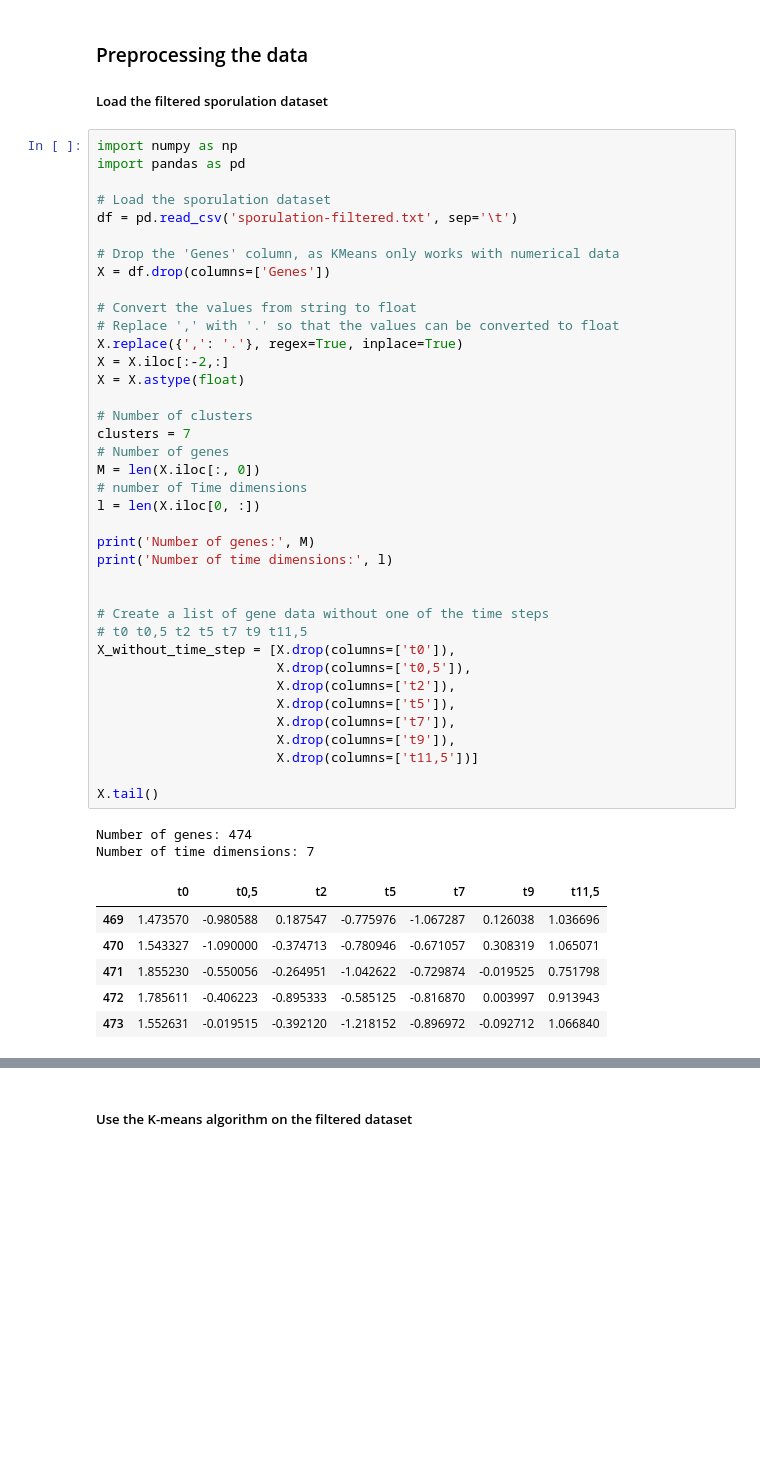
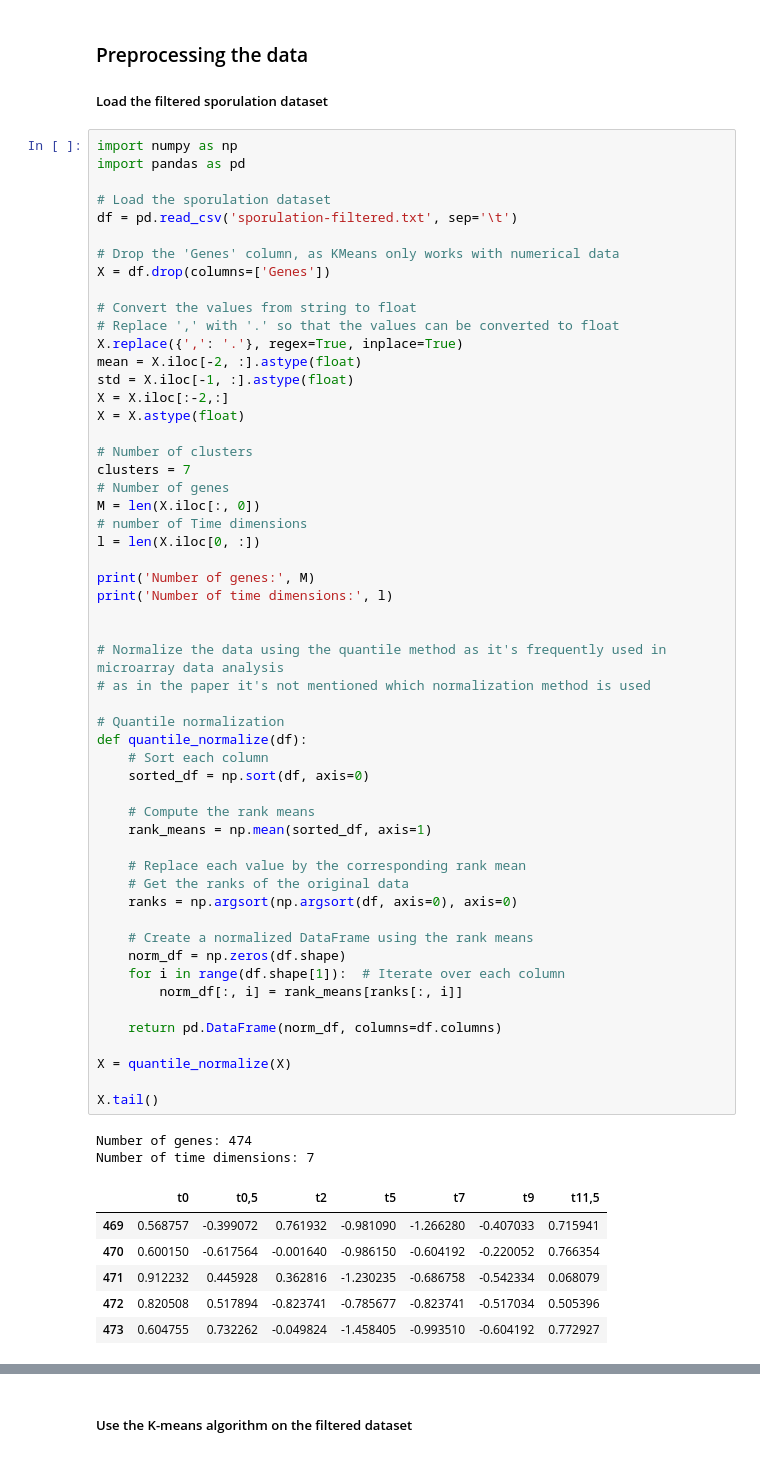
Before and after one commit to LuhiHofi/Aprendizaje-Computacional, a Jupyter notebook: k-means_sporulation.ipynb, the cells around one changed output, grey strips where cells are left out. Saved outputs shown, nothing was run; the diff lists cells and outputs as text; blank space fills up the shorter version.

```diff
--- a/k-means_sporulation.ipynb
+++ b/k-means_sporulation.ipynb
@@ -20,44 +20,60 @@ import pandas as pd
 
 # Load the sporulation dataset
 df = pd.read_csv('sporulation-filtered.txt', sep='\t')
 
 # Drop the 'Genes' column, as KMeans only works with numerical data
 X = df.drop(columns=['Genes'])
 
 # Convert the values from string to float
 # Replace ',' with '.' so that the values can be converted to float
 X.replace({',': '.'}, regex=True, inplace=True)
+mean = X.iloc[-2, :].astype(float)
+std = X.iloc[-1, :].astype(float)
 X = X.iloc[:-2,:]
 X = X.astype(float)
 
 # Number of clusters
 clusters = 7
 # Number of genes
 M = len(X.iloc[:, 0])
 # number of Time dimensions
 l = len(X.iloc[0, :])
 
 print('Number of genes:', M)
 print('Number of time dimensions:', l)
 
 
-# Create a list of gene data without one of the time steps
-# t0 t0,5 t2 t5 t7 t9 t11,5
-X_without_time_step = [X.drop(columns=['t0']),
-                       X.drop(columns=['t0,5']),
-                       X.drop(columns=['t2']),
-                       X.drop(columns=['t5']),
-                       X.drop(columns=['t7']),
-                       X.drop(columns=['t9']),
-                       X.drop(columns=['t11,5'])]
+# Normalize the data using the quantile method as it's frequently used in microarray data analysis
+# as in the paper it's not mentioned which normalization method is used
+
+# Quantile normalization
+def quantile_normalize(df):
+    # Sort each column
+    sorted_df = np.sort(df, axis=0)
+
+    # Compute the rank means
+    rank_means = np.mean(sorted_df, axis=1)
+
+    # Replace each value by the corresponding rank mean
+    # Get the ranks of the original data
+    ranks = np.argsort(np.argsort(df, axis=0), axis=0)
+
+    # Create a normalized DataFrame using the rank means
+    norm_df = np.zeros(df.shape)
+    for i in range(df.shape[1]):  # Iterate over each column
+        norm_df[:, i] = rank_means[ranks[:, i]]
+
+    return pd.DataFrame(norm_df, columns=df.columns)
+
+X = quantile_normalize(X)
 
 X.tail()
 # %% [output]
 Number of genes: 474
 Number of time dimensions: 7
 |  | t0 | t0,5 | t2 | t5 | t7 | t9 | t11,5 |
-| 469 | 1.473570 | -0.980588 | 0.187547 | -0.775976 | -1.067287 | 0.126038 | 1.036696 |
-| 470 | 1.543327 | -1.090000 | -0.374713 | -0.780946 | -0.671057 | 0.308319 | 1.065071 |
-| 471 | 1.855230 | -0.550056 | -0.264951 | -1.042622 | -0.729874 | -0.019525 | 0.751798 |
-| 472 | 1.785611 | -0.406223 | -0.895333 | -0.585125 | -0.816870 | 0.003997 | 0.913943 |
-| 473 | 1.552631 | -0.019515 | -0.392120 | -1.218152 | -0.896972 | -0.092712 | 1.066840 |
+| 469 | 0.568757 | -0.399072 | 0.761932 | -0.981090 | -1.266280 | -0.407033 | 0.715941 |
+| 470 | 0.600150 | -0.617564 | -0.001640 | -0.986150 | -0.604192 | -0.220052 | 0.766354 |
+| 471 | 0.912232 | 0.445928 | 0.362816 | -1.230235 | -0.686758 | -0.542334 | 0.068079 |
+| 472 | 0.820508 | 0.517894 | -0.823741 | -0.785677 | -0.823741 | -0.517034 | 0.505396 |
+| 473 | 0.604755 | 0.732262 | -0.049824 | -1.458405 | -0.993510 | -0.604192 | 0.772927 |
```
Also changed, not shown: parts of 13 cells of this notebook.
